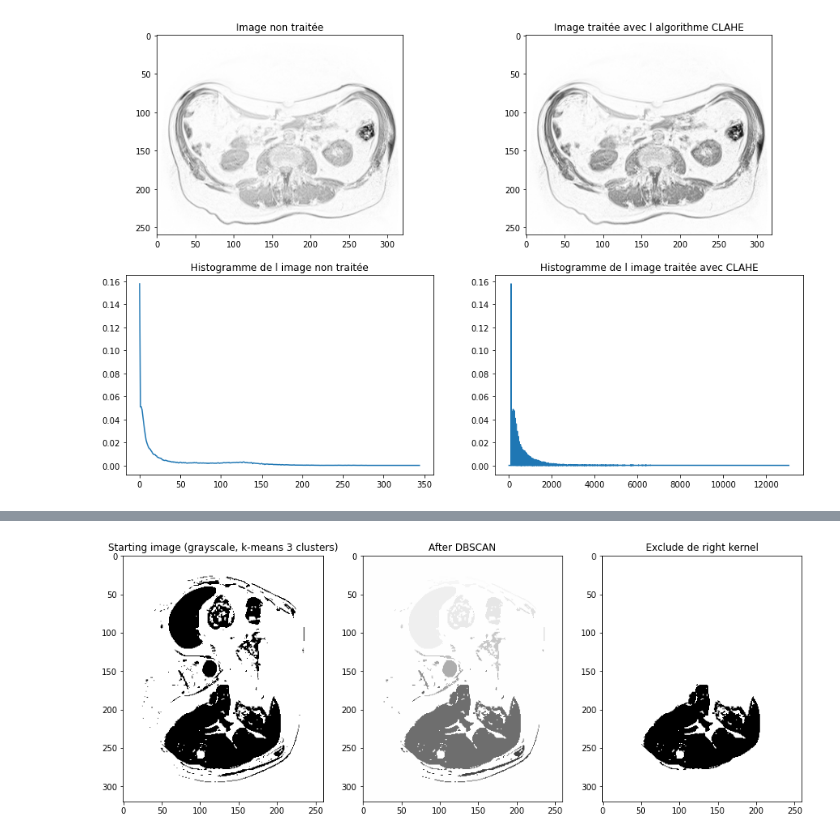
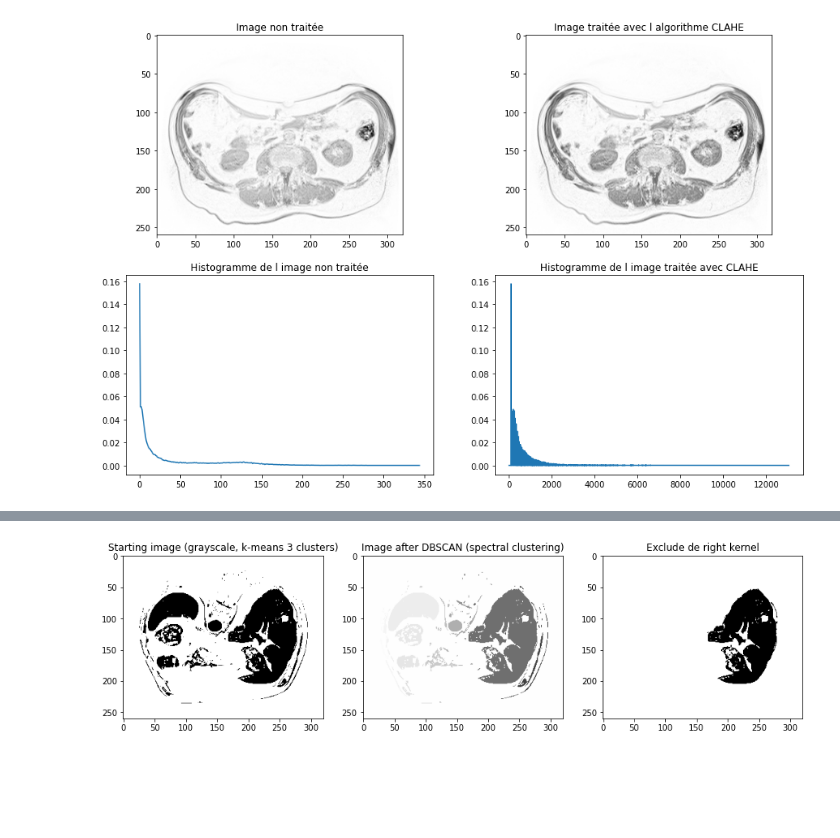
Before and after one commit to defrenned3238/WSBIM2243, a Jupyter notebook: WSBIM2243.ipynb, the cells around one changed output, grey strips where cells are left out. Cells and saved outputs as stored; diff of their text form; code cells hidden in the pictures; blank space fills up the shorter version.

```diff
--- a/WSBIM2243.ipynb
+++ b/WSBIM2243.ipynb
@@ -351,8 +325,8 @@ En S6-S7, nous avons implémenté du spectral clustering à l'aide des méthodes
 # %%
-x = newData#data par slice
-newData2 = NewListing2D(data, 42)
-kmeans1 = KMeans(n_clusters=4).fit(x)
-kmeans2 = KMeans(n_clusters=3).fit(x)
+#Segmentation d'une slice en 3 ou 4 clusters
+#Utilisation de l'algorithme k-means provenant de la librairie sklearn de Python
+kmeans1 = KMeans(n_clusters=3).fit(x)
+kmeans2 = KMeans(n_clusters=4).fit(x)
 y_kmeans = kmeans1.predict(x)
 y_kmeans2 = kmeans2.predict(x)
 good_kernel = y_kmeans[100*300+ 250] # TO BE ADAPTED MAYBE
@@ -368,12 +342,10 @@ for i in range(data.shape[0]):
 
 plt.figure(figsize=(15,10))
 plt.subplot(1, 2, 1)
-plt.imshow(imageOut2, cmap='Greys')
+plt.imshow(imageOut2.T, cmap='Greys')
+plt.title("K-means with 3 clusters (grayscale)")
+plt.subplot(1, 2, 2)
+plt.imshow(imageOut22.T, cmap='Greys')
 plt.title("K-means with 4 clusters (grayscale)")
-plt.subplot(1, 2, 2)
-plt.imshow(imageOut22, cmap='Greys')
-plt.title("K-means with 3 clusters (grayscale)")
 plt.show()
-#plt.imshow(imageOut22 - imageOut2, cmap='Greys')
-#plt.show()
 # %% [output]
@@ -387,26 +353,25 @@ plt.show()
 # %%
+#Spectral clustering via la méthode du DBSCAN
 plt.figure(figsize=(15,10))
 plt.subplot(1, 3, 1)
-plt.imshow(imageOut22, cmap='Greys')
+plt.imshow(imageOut2.T, cmap='Greys')
 plt.title("Starting image (grayscale, k-means 3 clusters)")
-newData2 = NewListing2D2D(imageOut22)
-X = newData2
+
+X = NewListing2D2D(imageOut2)
 clustering = DBSCAN(eps=1.5, min_samples=2).fit(X)
 y = clustering.labels_
-#print(y)
-
-imageOut3 = np.zeros((imageOut22.shape[0], imageOut22.shape[1]))
+imageOut3 = np.zeros((imageOut2.shape[0], imageOut2.shape[1]))
 for i in range(len(y)):
-    #print(newData2[i, 0])
-    imageOut3[newData2[i, 0], newData2[i, 1]] = y[i]
+    imageOut3[X[i, 0], X[i, 1]] = y[i]
 
 plt.subplot(1, 3, 2)
-plt.imshow(imageOut3, cmap='Greys')
-plt.title("After DBSCAN")
+plt.imshow(imageOut3.T, cmap='Greys')
+plt.title("Image after DBSCAN (spectral clustering)")
 good_kernel_DBSCAN = y[9000] # TO BE ADAPTED MAYBE
+
 plt.subplot(1, 3, 3)
-plt.imshow((imageOut3 == good_kernel_DBSCAN), cmap='Greys')
+plt.imshow((imageOut3.T == good_kernel_DBSCAN), cmap='Greys')
 plt.title("Exclude de right kernel")
 plt.show()
 # %% [output]
-[figure, old version]
+[figure, new version]
```
Also changed, not shown: parts of 18 cells of this notebook.
